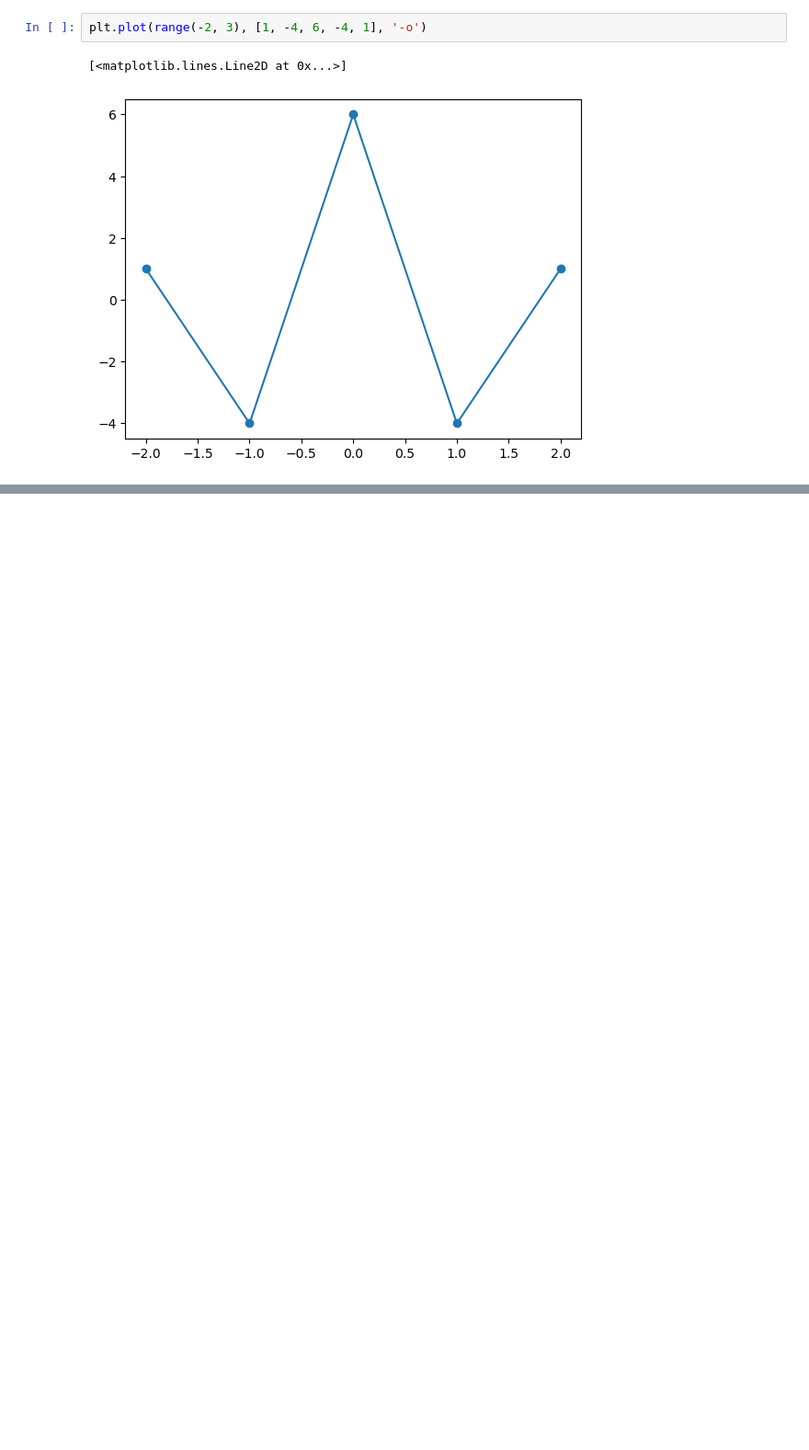
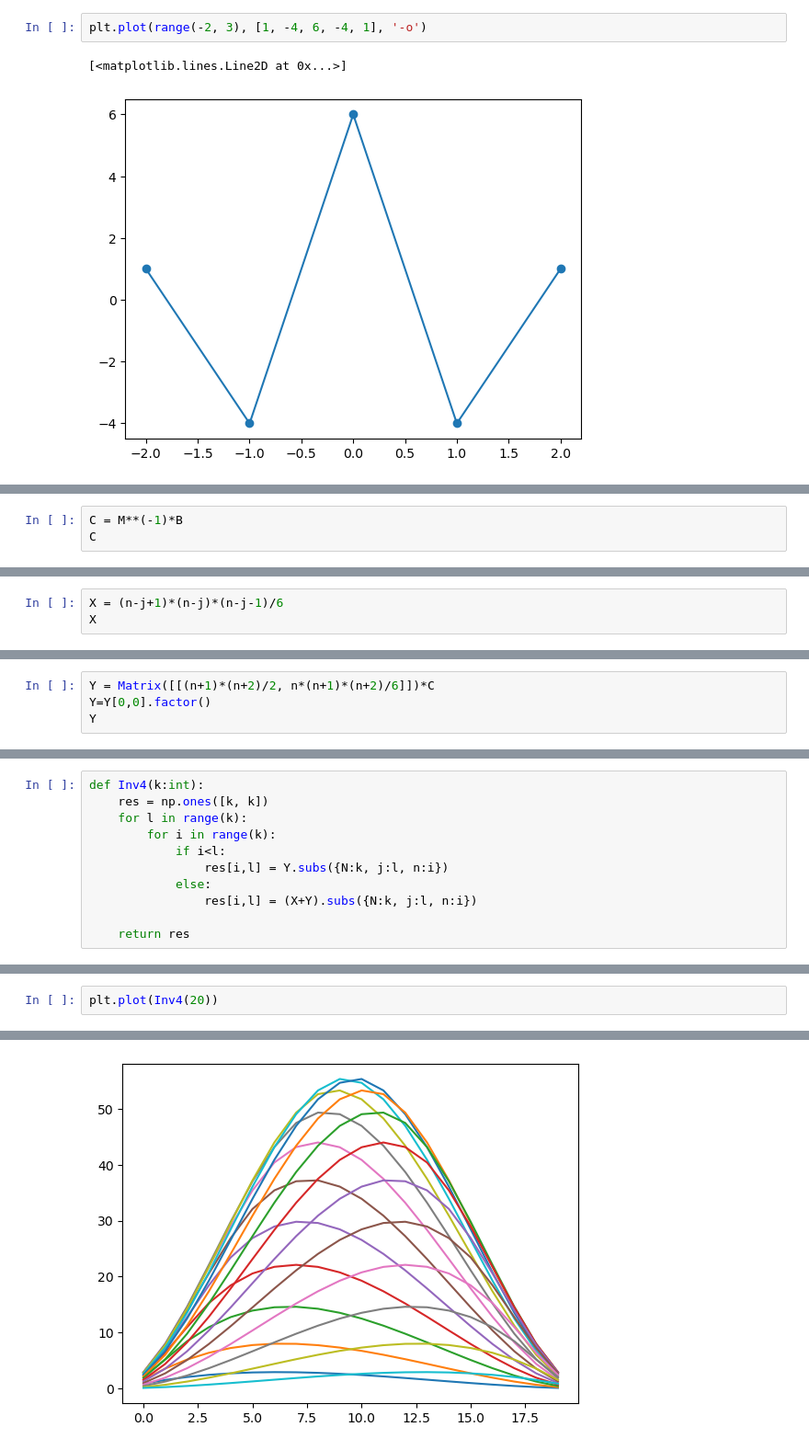
Before and after one commit to qgdr/Finite-Difference-Methods, a Jupyter notebook: HW.ipynb, the cells around one changed output, grey strips where cells are left out. Shown at 92% size. Cells and saved outputs as stored; diff of their text form; blank space fills up the shorter version.

```diff
--- a/HW.ipynb
+++ b/HW.ipynb
@@ -150,0 +187,3 @@ $$ z^2-4z+6-4z^{-1}+z^{-2}=\dfrac{(1-z)^4}{z^2} $$
+# %%
+C = M**(-1)*B
+C
@@ -150,0 +192,3 @@ $$ z^2-4z+6-4z^{-1}+z^{-2}=\dfrac{(1-z)^4}{z^2} $$
+# %%
+X = (n-j+1)*(n-j)*(n-j-1)/6
+X
@@ -150,0 +197,4 @@ $$ z^2-4z+6-4z^{-1}+z^{-2}=\dfrac{(1-z)^4}{z^2} $$
+# %%
+Y = Matrix([[(n+1)*(n+2)/2, n*(n+1)*(n+2)/6]])*C
+Y=Y[0,0].factor()
+Y
@@ -150,0 +207,11 @@ $$ z^2-4z+6-4z^{-1}+z^{-2}=\dfrac{(1-z)^4}{z^2} $$
+# %%
+def Inv4(k:int):
+    res = np.ones([k, k])
+    for l in range(k):
+        for i in range(k):
+            if i<l:
+                res[i,l] = Y.subs({N:k, j:l, n:i})
+            else:
+                res[i,l] = (X+Y).subs({N:k, j:l, n:i})
+
+    return res
@@ -150,0 +265,3 @@ $$ z^2-4z+6-4z^{-1}+z^{-2}=\dfrac{(1-z)^4}{z^2} $$
+# %%
+plt.plot(Inv4(20))
+# %% [output]
@@ -150,0 +288 @@ $$ z^2-4z+6-4z^{-1}+z^{-2}=\dfrac{(1-z)^4}{z^2} $$
+[figure, added]
```
Also changed, not shown: parts of 16 cells of this notebook.
